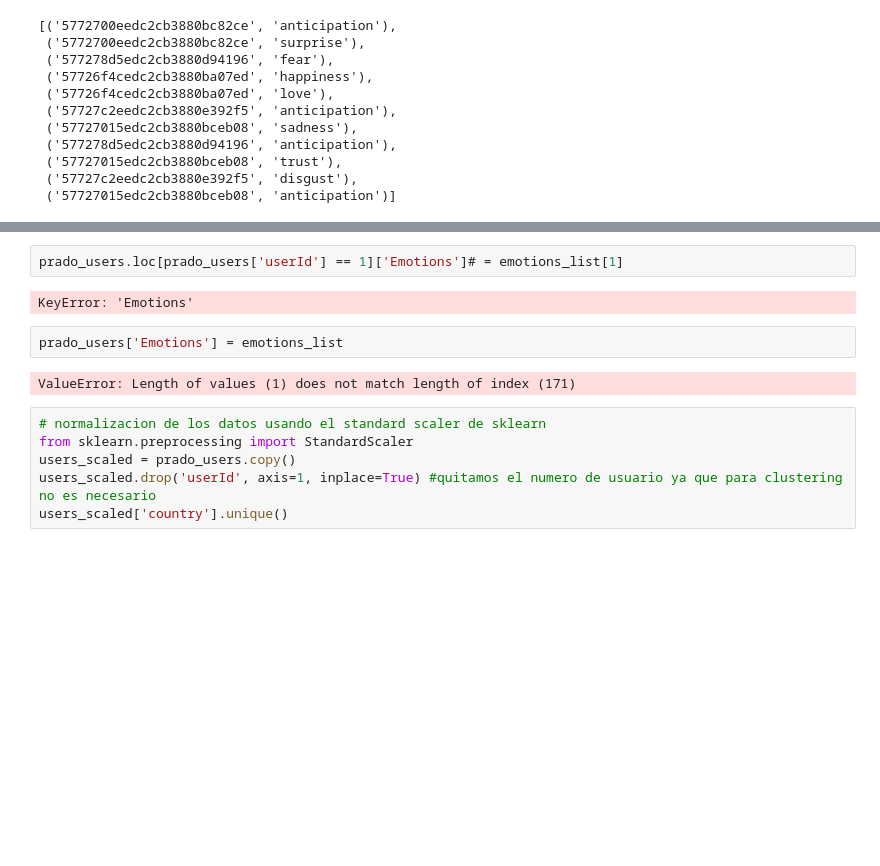
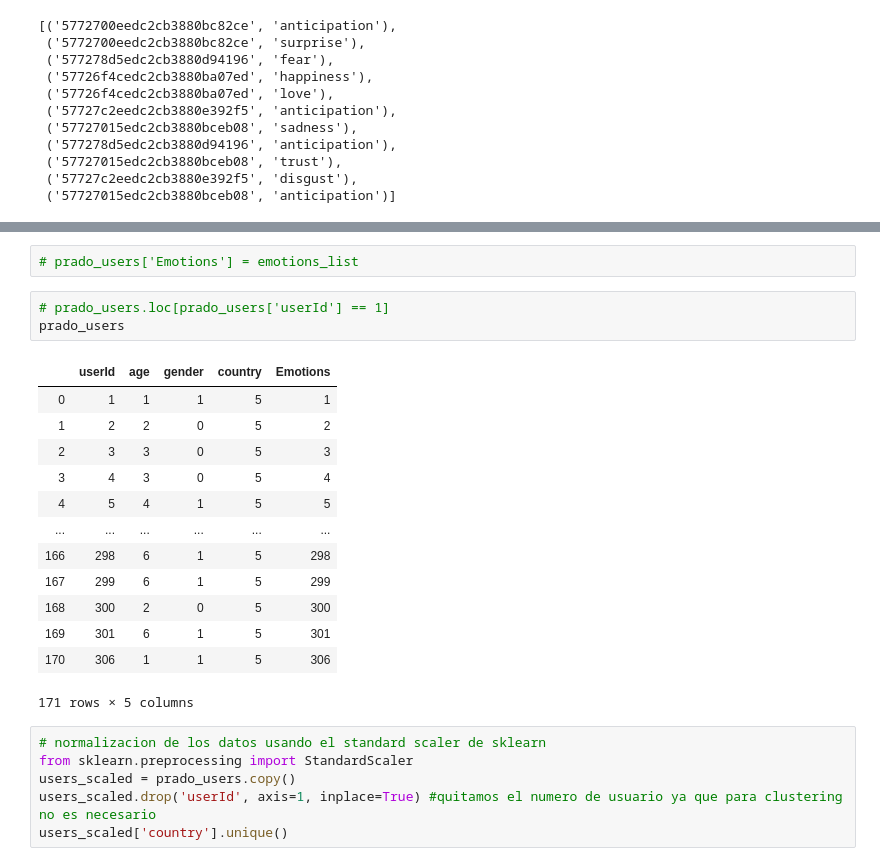
Before and after one commit to AlbertoGarciaDomenech/Comunidades-en-museos, a Jupyter notebook: Untitled1.ipynb, the cells around one changed output, grey strips where cells are left out. Drawn from its saved outputs; the diff is of its cells as text; blank space fills up the shorter version.

```diff
--- a/Untitled1.ipynb
+++ b/Untitled1.ipynb
@@ -153,11 +175,22 @@ emotions_list[1]
+# %%
+# prado_users['Emotions'] = emotions_list
 # %%
-prado_users.loc[prado_users['userId'] == 1]['Emotions']# = emotions_list[1]
+# prado_users.loc[prado_users['userId'] == 1]
+prado_users
 # %% [output]
+|  | userId | age | gender | country | Emotions |
+| 0 | 1 | 1 | 1 | 5 | 1 |
+| 1 | 2 | 2 | 0 | 5 | 2 |
+| 2 | 3 | 3 | 0 | 5 | 3 |
+| 3 | 4 | 3 | 0 | 5 | 4 |
+| 4 | 5 | 4 | 1 | 5 | 5 |
+| ... | ... | ... | ... | ... | ... |
+| 166 | 298 | 6 | 1 | 5 | 298 |
+| 167 | 299 | 6 | 1 | 5 | 299 |
+| 168 | 300 | 2 | 0 | 5 | 300 |
+| 169 | 301 | 6 | 1 | 5 | 301 |
+| 170 | 306 | 1 | 1 | 5 | 306 |
-KeyError: 'Emotions'
+171 rows × 5 columns
-# %%
-prado_users['Emotions'] = emotions_list
-# %% [output]
-ValueError: Length of values (1) does not match length of index (171)
 # %%
 # normalizacion de los datos usando el standard scaler de sklearn
 from sklearn.preprocessing import StandardScaler
```
Also changed, not shown: parts of 6 cells of this notebook.
